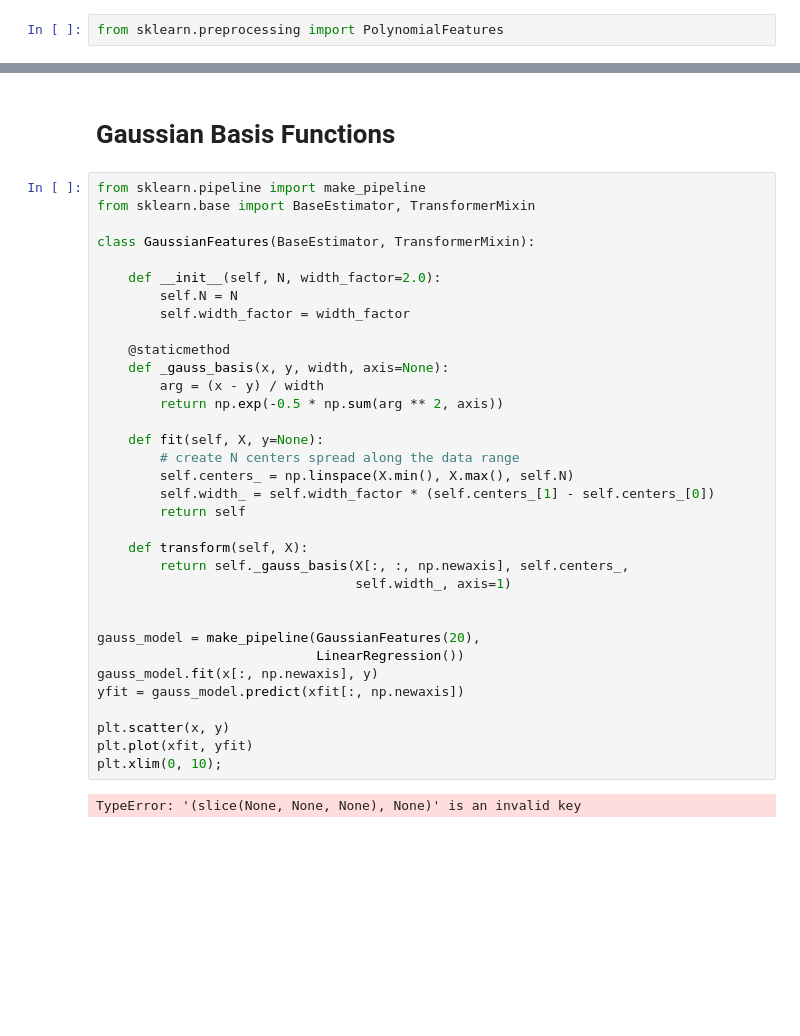
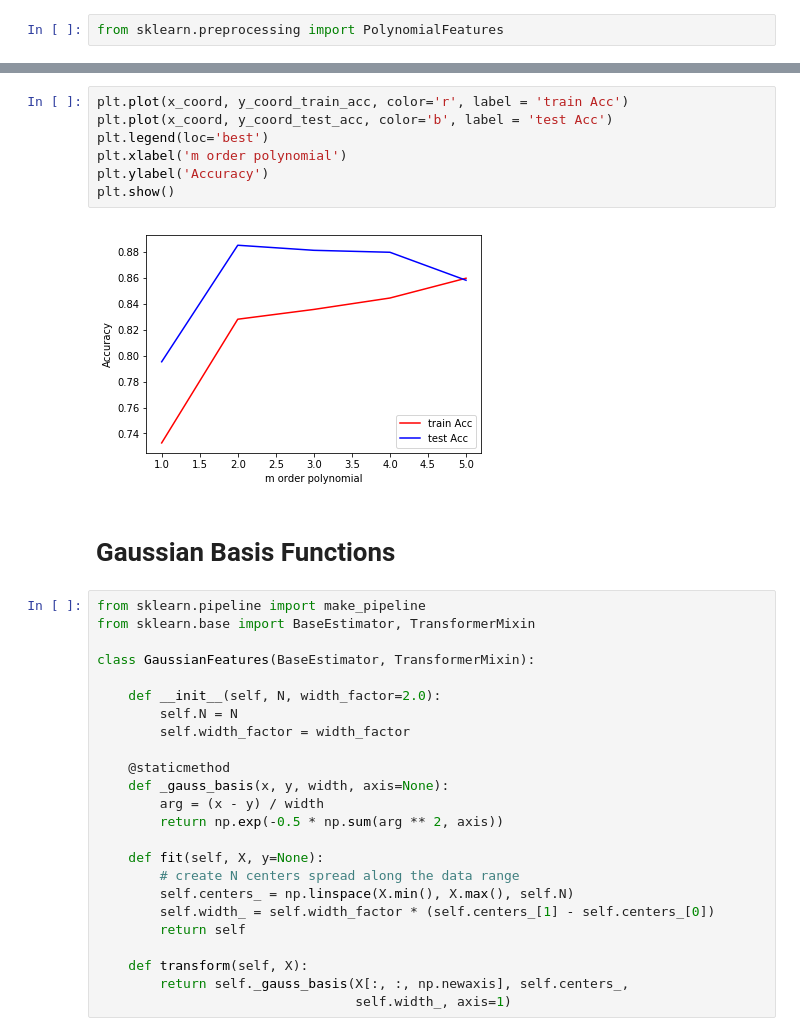
Before and after one commit to diveshuttam/BITS-F464, a Jupyter notebook: Linear Regression/Linear_Basis_Regression.ipynb, the cells around one changed output, grey strips where cells are left out. Saved outputs shown, nothing was run; the diff lists cells and outputs as text; blank space fills up the shorter version.

```diff
--- a/Linear Regression/Linear_Basis_Regression.ipynb
+++ b/Linear Regression/Linear_Basis_Regression.ipynb
@@ -114,3 +123,12 @@ Text(0, 0.5, 'RMSE')
+# %%
+plt.plot(x_coord, y_coord_train_acc, color='r', label = 'train Acc')
+plt.plot(x_coord, y_coord_test_acc, color='b', label = 'test Acc')
+plt.legend(loc='best')
+plt.xlabel('m order polynomial')
+plt.ylabel('Accuracy')
+plt.show()
+# %% [output]
+[figure, added]
 # %% [markdown]
 # Gaussian Basis Functions
 # %%
@@ -137,17 +155,5 @@ class GaussianFeatures(BaseEstimator, TransformerMixin):
     def transform(self, X):
         return self._gauss_basis(X[:, :, np.newaxis], self.centers_,
                                  self.width_, axis=1)
-
-
-gauss_model = make_pipeline(GaussianFeatures(20),
-                            LinearRegression())
-gauss_model.fit(x[:, np.newaxis], y)
-yfit = gauss_model.predict(xfit[:, np.newaxis])
-
-plt.scatter(x, y)
-plt.plot(xfit, yfit)
-plt.xlim(0, 10);
-# %% [output]
-TypeError: '(slice(None, None, None), None)' is an invalid key
 # %%
 def gauss_function(m):
```
Also changed, not shown: parts of 10 cells of this notebook.
